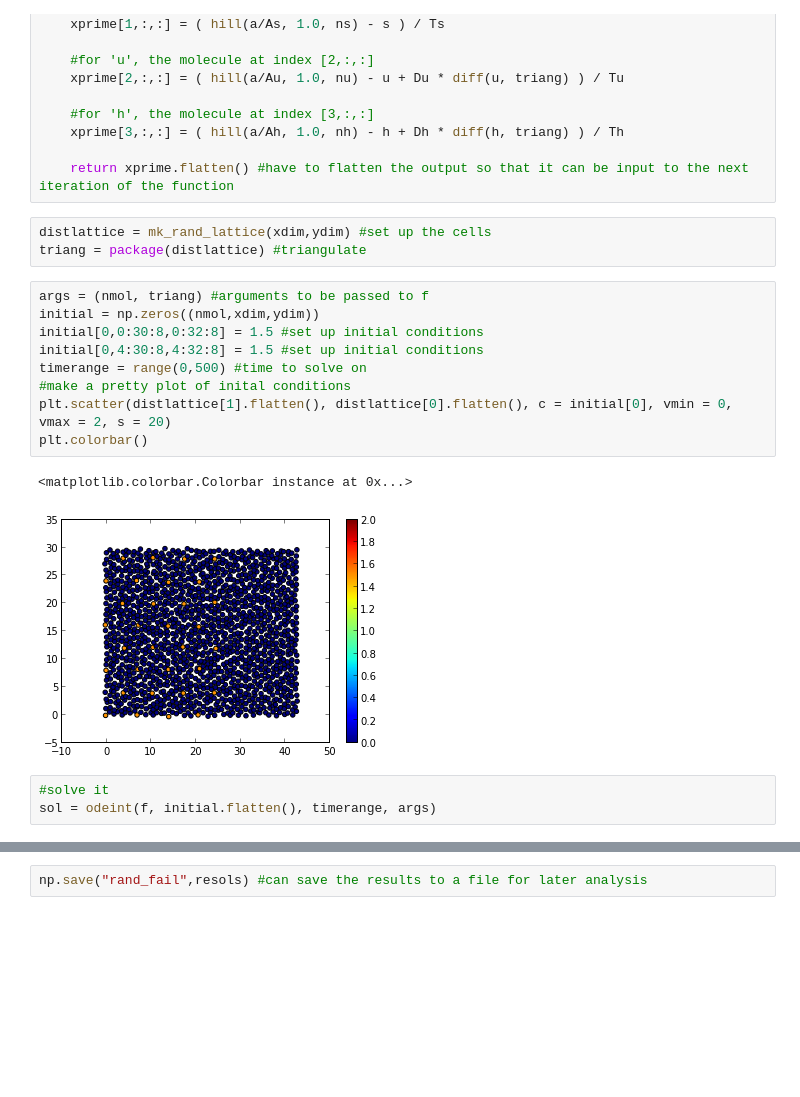
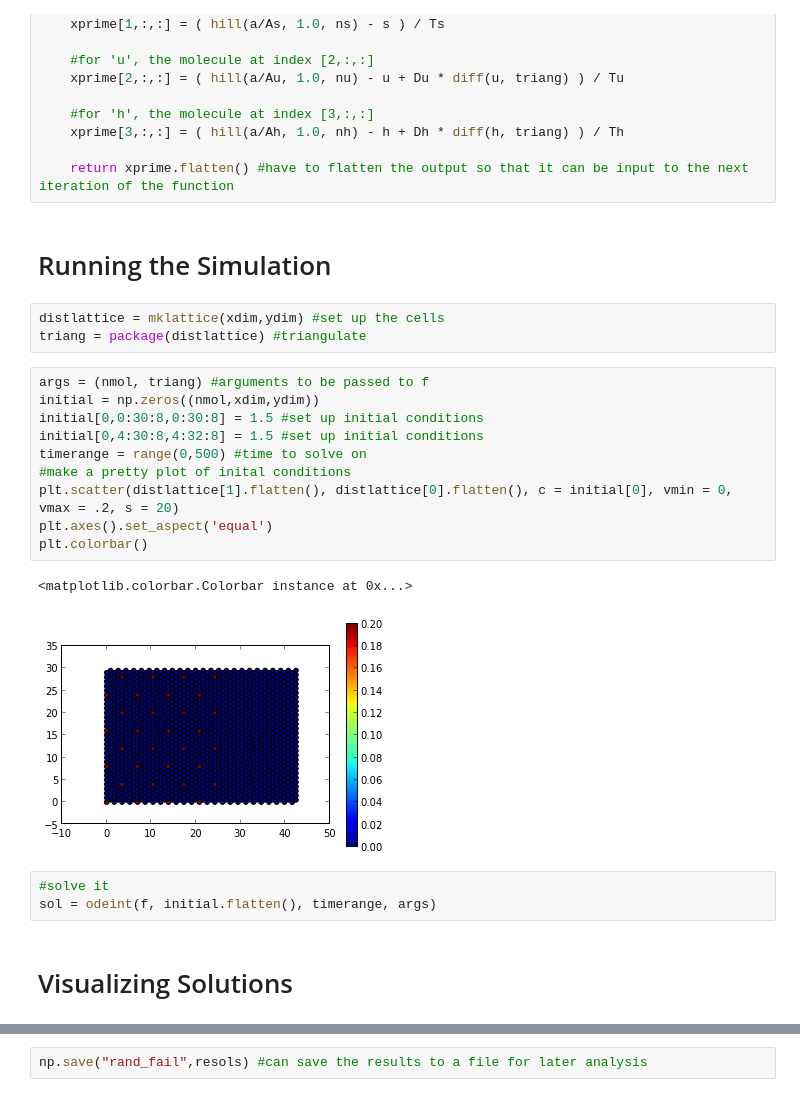
Before and after one commit to porterjamesj/lubensky, a Jupyter notebook: 2D Lubensky.ipynb, the cells around one changed output, grey strips where cells are left out. Drawn from its saved outputs; the diff is of its cells as text; blank space fills up the shorter version.

```diff
--- a/2D Lubensky.ipynb
+++ b/2D Lubensky.ipynb
@@ -136,22 +134,27 @@ def f(y, t, nmol, triang):
     xprime[3,:,:] = ( hill(a/Ah, 1.0, nh) - h + Dh * diff(h, triang) ) / Th
 
     return xprime.flatten() #have to flatten the output so that it can be input to the next iteration of the function
+# %% [markdown]
+# Running the Simulation
 # %%
-distlattice = mk_rand_lattice(xdim,ydim) #set up the cells
+distlattice = mklattice(xdim,ydim) #set up the cells
 triang = package(distlattice) #triangulate
 # %%
 args = (nmol, triang) #arguments to be passed to f
 initial = np.zeros((nmol,xdim,ydim))
-initial[0,0:30:8,0:32:8] = 1.5 #set up initial conditions
+initial[0,0:30:8,0:30:8] = 1.5 #set up initial conditions
 initial[0,4:30:8,4:32:8] = 1.5 #set up initial conditions
 timerange = range(0,500) #time to solve on
 #make a pretty plot of inital conditions
-plt.scatter(distlattice[1].flatten(), distlattice[0].flatten(), c = initial[0], vmin = 0, vmax = 2, s = 20)
+plt.scatter(distlattice[1].flatten(), distlattice[0].flatten(), c = initial[0], vmin = 0, vmax = .2, s = 20)
+plt.axes().set_aspect('equal')
 plt.colorbar()
 # %% [output]
 <matplotlib.colorbar.Colorbar instance at 0x...>
-[figure, old version]
+[figure, new version]
 # %%
 #solve it
 sol = odeint(f, initial.flatten(), timerange, args)
+# %% [markdown]
+# Visualizing Solutions
 # %%
```
Also changed, not shown: parts of 6 cells of this notebook, 1 other file.
